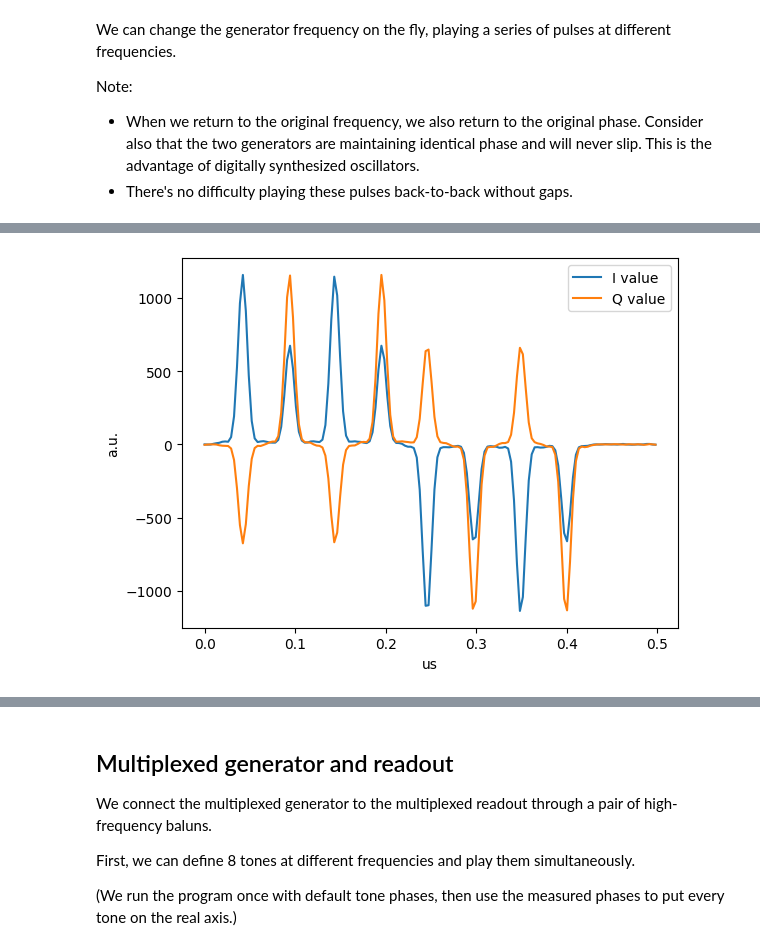
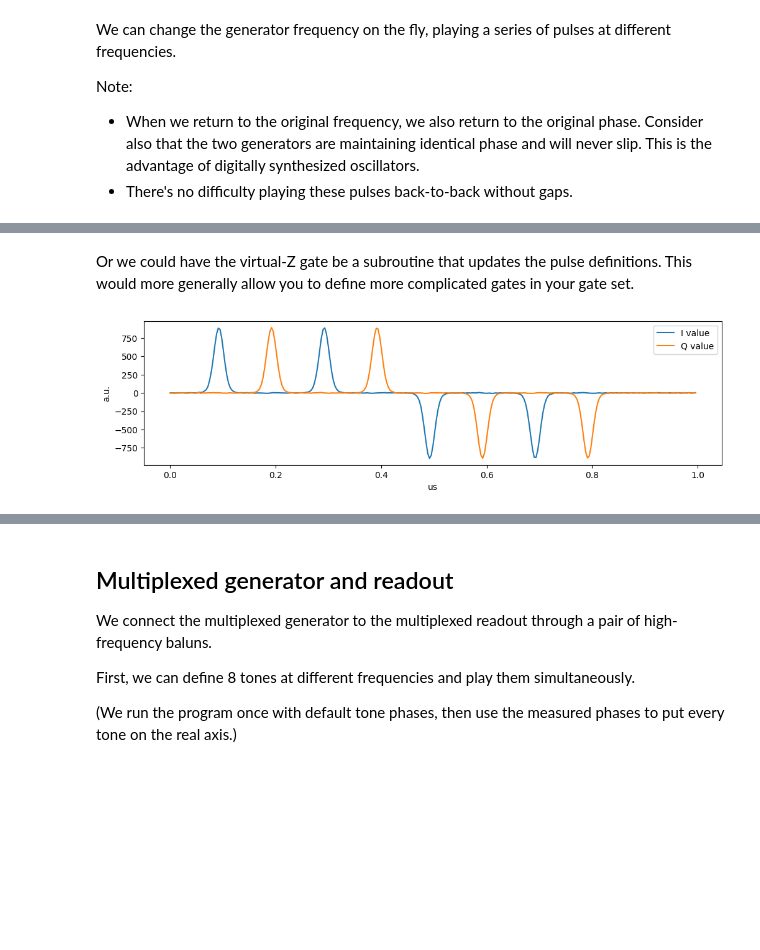
Before and after one commit to openquantumhardware/QCE2024, a Jupyter notebook: demos_firmware/02_qce24.ipynb, the cells around one changed output, grey strips where cells are left out. Saved outputs shown, nothing was run; the diff lists cells and outputs as text; code cells hidden in the pictures; blank space fills up the shorter version.

```diff
--- a/demos_firmware/02_qce24.ipynb
+++ b/demos_firmware/02_qce24.ipynb
@@ -493,7 +492,7 @@ class TwoChProgram2(AveragerProgramV2):
                            phase=ph,
                            gain=cfg['gain'],
                           )
-        self.add_pulse(ch=cfg['gen_ch1'], name="mypulsejump", ro_ch=ro_chs[0],
+        self.add_pulse(ch=cfg['gen_ch1'], name="mypulsefast", ro_ch=ro_chs[0],
                        style="const",
                        freq=2*cfg['freq'],
                        length=cfg['pulse_len'],
@@ -513,7 +512,7 @@ class TwoChProgram2(AveragerProgramV2):
         self.trigger(pins=[0], t=0.1) # marker pulse
         self.pulse(ch=cfg['gen_ch1'], name="mypulse0", t=0)
         self.delay(cfg['pulse_len'])
-        self.pulse(ch=cfg['gen_ch1'], name="mypulsejump", t=0)
+        self.pulse(ch=cfg['gen_ch1'], name="mypulsefast", t=0)
         self.delay(cfg['pulse_len'])
         self.pulse(ch=cfg['gen_ch1'], name="mypulse0", t=0)
         self.delay(cfg['pulse_len'])
@@ -648,0 +716,4 @@ macros:
+# %%
+config['freq'] = 0
+prog = TwoChProgram3(soccfg, reps=10, final_delay=5e5, cfg=config)
+prog.run_rounds(soc)
@@ -648,0 +805,16 @@ macros:
+# %%
+config['ro_outsel'] = 'product'
+prog = ReadoutProgram(soccfg, reps=1, final_delay=1.0, cfg=config)
+iq_list = prog.acquire_decimated(soc, soft_avgs=1)
+t = prog.get_time_axis(ro_index=0)
+
+iq = iq_list[0]
+plt.plot(t, iq[:,0], label="I value")
+plt.plot(t, iq[:,1], label="Q value")
+plt.plot(t, np.abs(iq.dot([1,1j])), label="magnitude")
+plt.legend()
+plt.ylabel("a.u.")
+plt.xlabel("us");
+
+phase_offset = np.angle(iq.dot([1,1j]).sum(), deg=True)
+print("measured phase %f degrees"%(phase_offset))
@@ -649,3 +1251,5 @@ macros:
+# %% [markdown]
+Or we could have the virtual-Z gate be a subroutine that updates the pulse definitions. This would more generally allow you to define more complicated gates in your gate set.
 # %%
 from qick.asm_v2 import AsmV2
 class PulseUpdateProgram2(AveragerProgramV2):
@@ -653,10 +1257,9 @@ class PulseUpdateProgram2(AveragerProgramV2):
         ro_ch = cfg['ro_ch']
         gen_ch = cfg['gen_ch']
 
-        self.declare_gen(ch=gen_ch, nqz=1)
+        self.declare_gen(ch=gen_ch, nqz=1, mixer_freq=0)
         self.declare_readout(ch=ro_ch, length=cfg['ro_len'])
-                # we can use the same config for the two readouts
-        self.add_readoutconfig(ch=ro_ch, name="myro", freq=cfg['freq'], gen_ch=gen_ch)
+        self.add_readoutconfig(ch=ro_ch, name="myro", freq=cfg['freq'], gen_ch=gen_ch, phase=cfg['ro_phase'])
 
 
         pulse_len = cfg['pulse_len']
@@ -710,37 +1313,38 @@ class PulseUpdateProgram2(AveragerProgramV2):
         self.call("play_x/2")
         self.call("play_y/2")
 
         # reset the phase to 0
         for wname in self.list_pulse_waveforms("x/2"):
             self.read_wmem(name=wname)
             self.write_reg(dst='w_phase', src=0)
             self.write_wmem(name=wname)
         for wname in self.list_pulse_waveforms("y/2"):
             self.read_wmem(name=wname)
             self.write_reg(dst='w_phase', src=self.deg2reg(90, gen_ch=cfg['gen_ch']))
             self.write_wmem(name=wname)
 
-config = {'gen_ch': FSGEN_CH[0],
-          'ro_ch': DYNRO_CH[0],
-          'freq': 200,
+config = {'gen_ch': INTGEN_CH[2],
+          'ro_ch': DYNRO_CH[1],
+          'freq': 100,
           'trig_time': 0.4,
-          'ro_len': 0.5,
-          'pulse_len': 0.05,
+          'ro_len': 1.0,
+          'pulse_len': 0.1,
+          'ro_phase': -phase_offset,
          }
 
 prog = PulseUpdateProgram2(soccfg, reps=1, final_delay=0.5, cfg=config)
 
 iq_list = prog.acquire_decimated(soc, soft_avgs=1)
 t = prog.get_time_axis(ro_index=0)
 
-# fig, axes = plt.subplots(len(iq_list[0]), 1, figsize=(10,6))
+fig = plt.figure(figsize=(12,3))
 
 iq = iq_list[0]
 plt.plot(t, iq[:,0], label="I value")
 plt.plot(t, iq[:,1], label="Q value")
 # plt.plot(t, np.abs(iq.dot([1,1j])), label="magnitude")
 plt.legend()
 plt.ylabel("a.u.")
 plt.xlabel("us");
 # %% [output]
-[figure, old version]
+[figure, new version]
```
Also changed, not shown: parts of 59 cells of this notebook.
